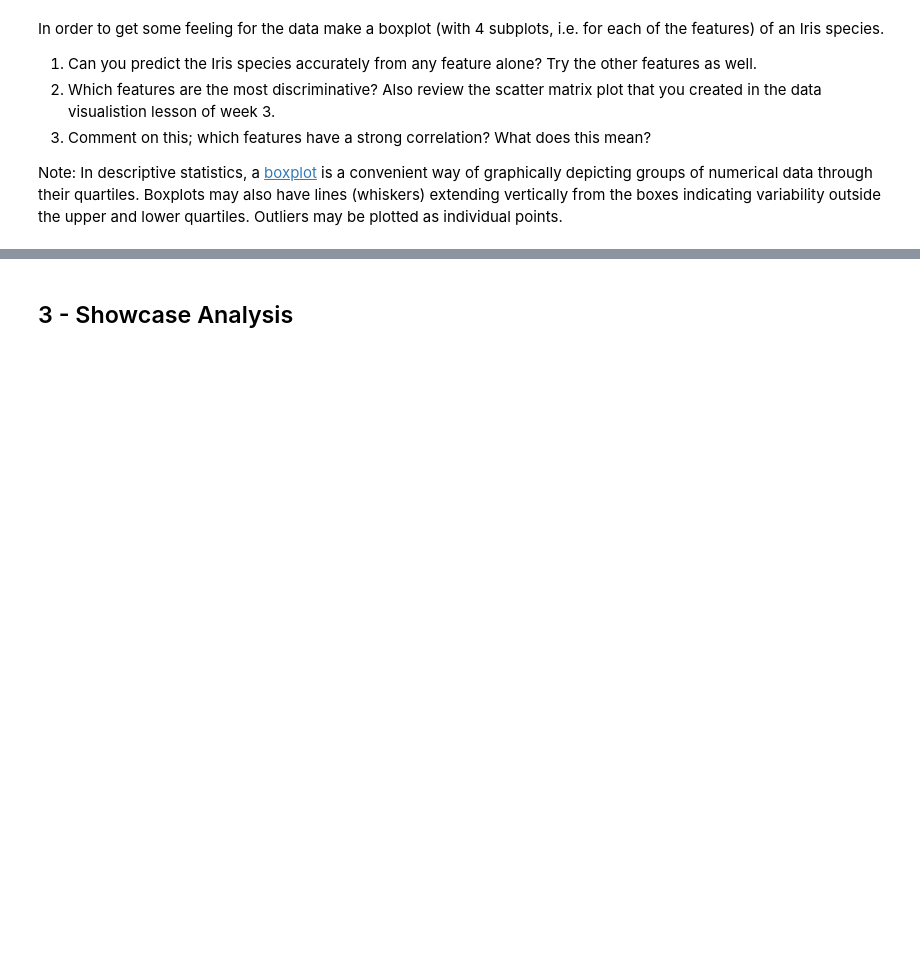
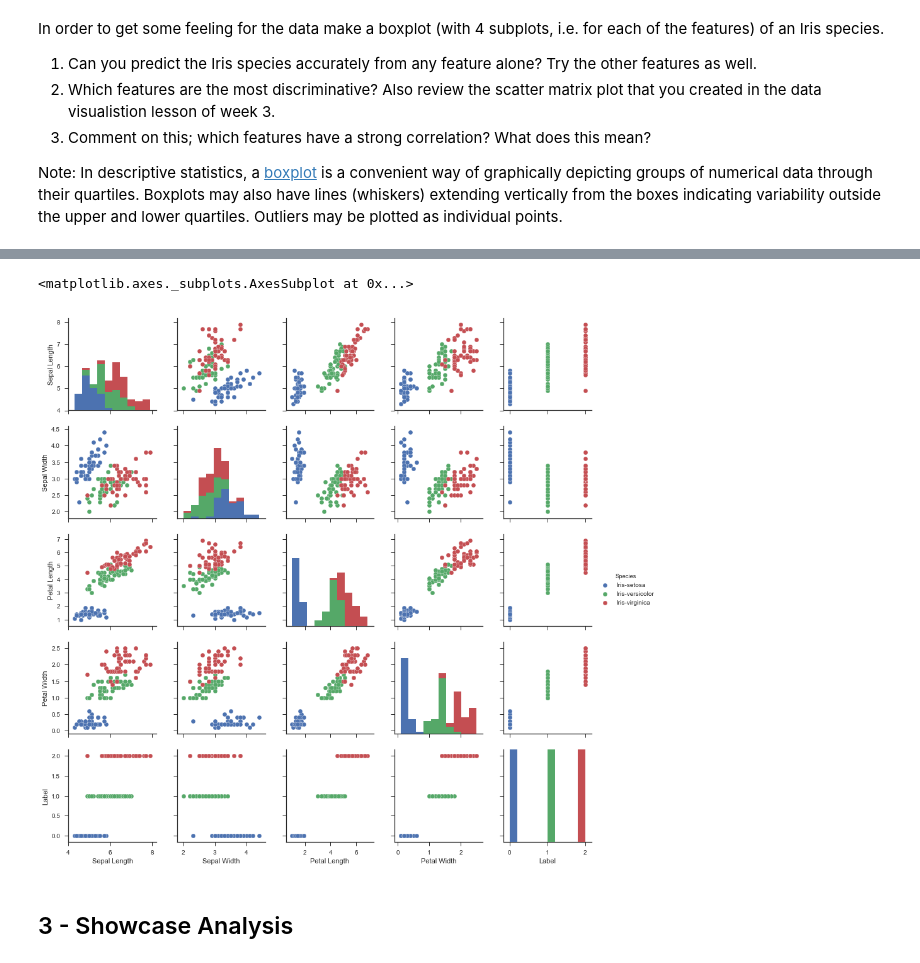
Before and after one commit to ubaer/ADS-ML, a Jupyter notebook: Week 3/ML02_MyFirstMLIris.ipynb, the cells around one changed output, grey strips where cells are left out. Cells and saved outputs as stored; diff of their text form; code cells hidden in the pictures; blank space fills up the shorter version.

```diff
--- a/Week 3/ML02_MyFirstMLIris.ipynb
+++ b/Week 3/ML02_MyFirstMLIris.ipynb
@@ -113,3 +112,22 @@ array([<matplotlib.axes._subplots.AxesSubplot object at 0x...>,
+# %%
+# Because there isn't a scatter_matrix I made one myself.
+#The default pandas scatter matrix is commented out because it doesn't show colors that easily, I used a different library to create a scatter matrix which is more clear
+%matplotlib inline
+
+#from pandas.plotting import scatter_matrix
+#scatter_matrix(df_iris, alpha=1,  diagonal='kde')
+#df_iris.plot()
+
+
+import seaborn as sns
+sns.set(style="ticks")
+
+sns.pairplot(df_iris, hue="Species")
+
+df_iris.plot()
+# %% [output]
+<matplotlib.axes._subplots.AxesSubplot at 0x...>
+[figure, added]
 # %% [markdown]
 ## 3 - Showcase Analysis
 # %% [markdown]
```
Also changed, not shown: parts of 10 cells of this notebook, 1 other file.
